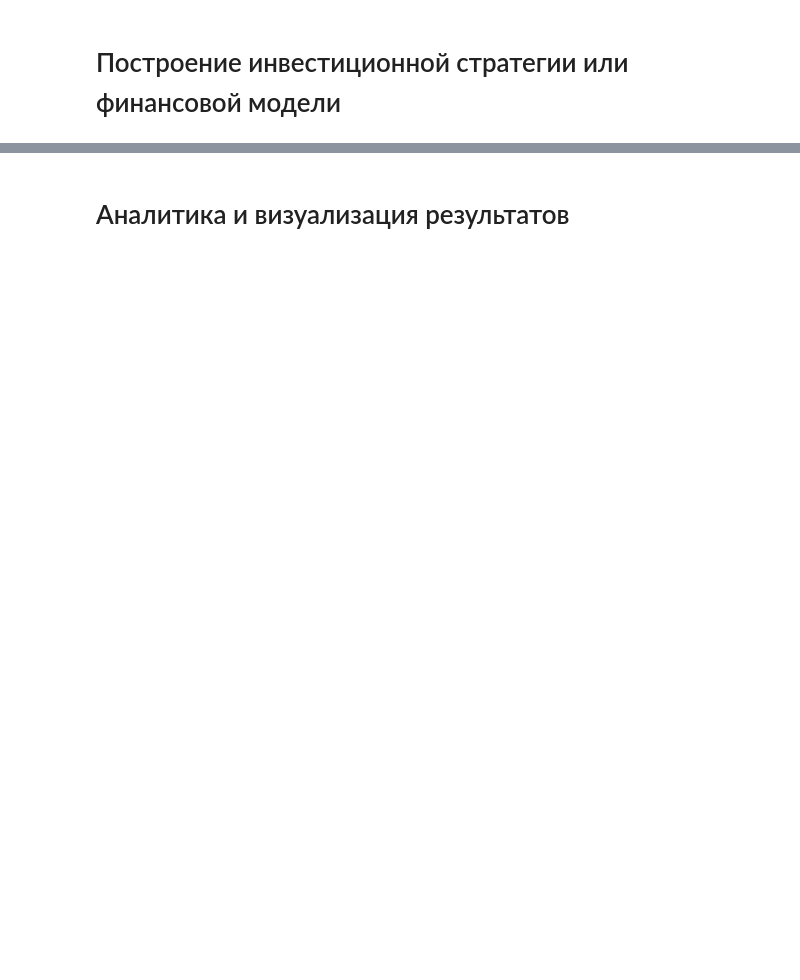
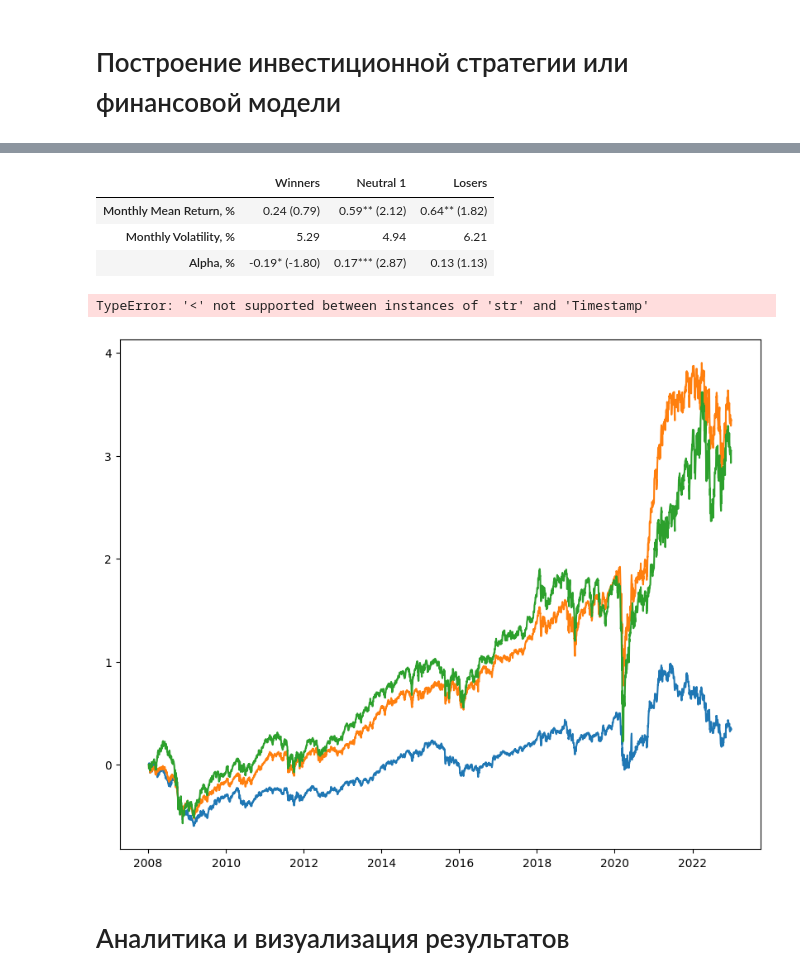
Before and after one commit to aalitvinov/ITfF_tomtosov, a Jupyter notebook: src/main.ipynb, the cells around one changed output, grey strips where cells are left out. Saved outputs shown, nothing was run; the diff lists cells and outputs as text; code cells hidden in the pictures; blank space fills up the shorter version.

```diff
--- a/src/main.ipynb
+++ b/src/main.ipynb
@@ -192,0 +243,3 @@ Name: adj_close, Length: 3778, dtype: float64
+# %%
+summary = pqr.metrics.Dashboard([table, fig])
+pp(summary)
@@ -192,0 +256,10 @@ Name: adj_close, Length: 3778, dtype: float64
+# %%
+dynamic_transform = pqr.utils.compose(
+    pqr.utils.partial(pqr.factors.filter, universe=universe),
+    pqr.utils.partial(pqr.factors.look_back_pct_change, period=3),
+    pqr.utils.partial(pqr.factors.lag, period=1),
+    pqr.utils.partial(pqr.factors.hold, period=3),
+)
+# %%
+momentum = dynamic_transform(prices)
+momentum.head(3)
@@ -192,0 +273,8 @@ Name: adj_close, Length: 3778, dtype: float64
+# %%
+momentum_portfolios = pqr.factors.backtest_factor_portfolios(
+    factor=momentum,  # на основе чего принимаем решения (матрица или таблица)
+    strategies=pqr.factors.split_quantiles(3, better="more"),  # больще лучше
+    allocator=pqr.equal_weights,
+    calculator=returns_calculator,
+    add_wml=False,
+)
@@ -193,2 +319,11 @@ Name: adj_close, Length: 3778, dtype: float64
+# %%
+summary.display(momentum_portfolios)
+# %% [output]
+|  | Winners | Neutral 1 | Losers |
+| Monthly Mean Return, % | 0.24 (0.79) | 0.59** (2.12) | 0.64** (1.82) |
+| Monthly Volatility, % | 5.29 | 4.94 | 6.21 |
+| Alpha, % | -0.19* (-1.80) | 0.17*** (2.87) | 0.13 (1.13) |
+TypeError: '<' not supported between instances of 'str' and 'Timestamp'
+[figure, added]
 # %% [markdown]
 # Аналитика и визуализация результатов
```
Also changed, not shown: parts of 23 cells of this notebook, 3 other files.
